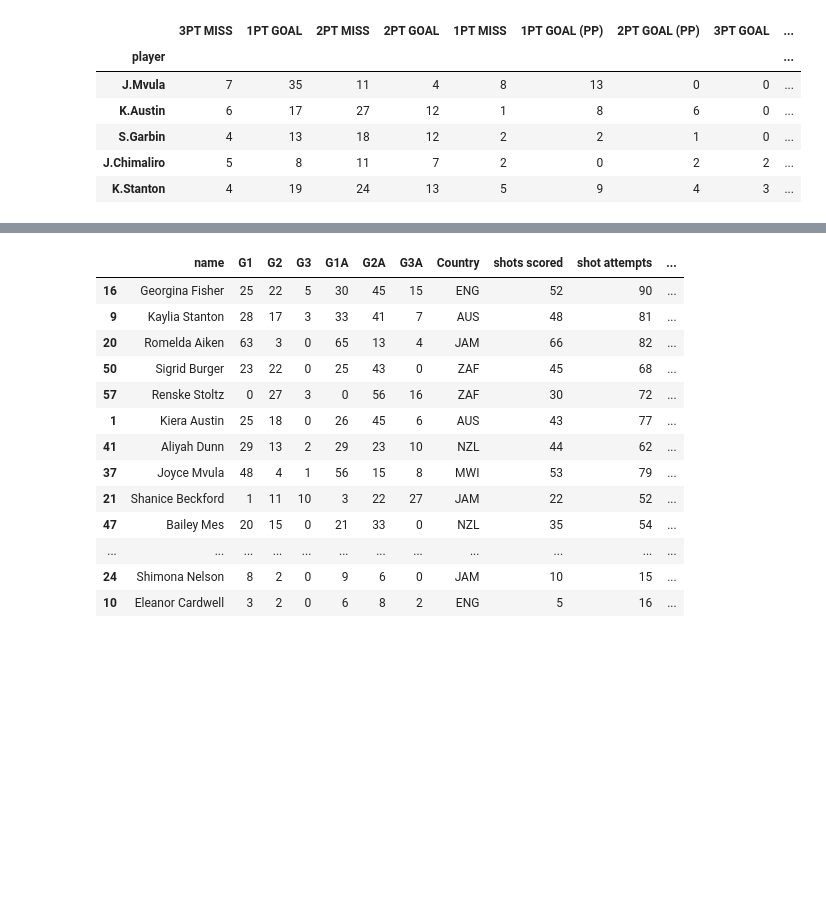
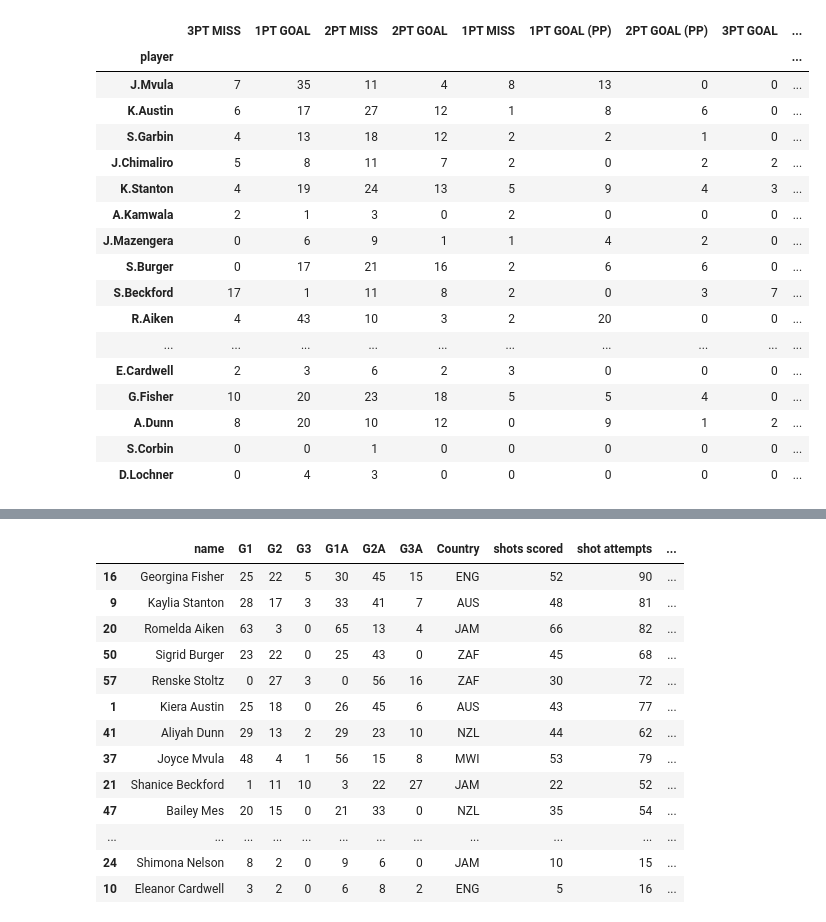
Before and after one commit to stephenpcook/fast5_2018, a Jupyter notebook: fast5_melbourne.ipynb, the cells around one changed output, grey strips where cells are left out. Saved outputs shown, nothing was run; the diff lists cells and outputs as text; code cells hidden in the pictures; blank space fills up the shorter version.

```diff
--- a/fast5_melbourne.ipynb
+++ b/fast5_melbourne.ipynb
@@ -48,14 +98,26 @@ df3 = df3.set_index('player')
 for player in players:
     for action in actions:
         df3.loc[player, action] = len(df2.loc[(df2["Player"]==player) & (df2["Action"]==action)])
-# %%
-df3.head()
-# %% [output]
-|  | 3PT MISS | 1PT GOAL | 2PT MISS | 2PT GOAL | 1PT MISS | 1PT GOAL (PP) | 2PT GOAL (PP) | 3PT GOAL | ... |
-| player |  |  |  |  |  |  |  |  | ... |
-| J.Mvula | 7 | 35 | 11 | 4 | 8 | 13 | 0 | 0 | ... |
-| K.Austin | 6 | 17 | 27 | 12 | 1 | 8 | 6 | 0 | ... |
-| S.Garbin | 4 | 13 | 18 | 12 | 2 | 2 | 1 | 0 | ... |
-| J.Chimaliro | 5 | 8 | 11 | 7 | 2 | 0 | 2 | 2 | ... |
-| K.Stanton | 4 | 19 | 24 | 13 | 5 | 9 | 4 | 3 | ... |
+# %%
+# Show the extracted data
+df3
+# %% [output]
+|  | 3PT MISS | 1PT GOAL | 2PT MISS | 2PT GOAL | 1PT MISS | 1PT GOAL (PP) | 2PT GOAL (PP) | 3PT GOAL | ... |
+| player |  |  |  |  |  |  |  |  | ... |
+| J.Mvula | 7 | 35 | 11 | 4 | 8 | 13 | 0 | 0 | ... |
+| K.Austin | 6 | 17 | 27 | 12 | 1 | 8 | 6 | 0 | ... |
+| S.Garbin | 4 | 13 | 18 | 12 | 2 | 2 | 1 | 0 | ... |
+| J.Chimaliro | 5 | 8 | 11 | 7 | 2 | 0 | 2 | 2 | ... |
+| K.Stanton | 4 | 19 | 24 | 13 | 5 | 9 | 4 | 3 | ... |
+| A.Kamwala | 2 | 1 | 3 | 0 | 2 | 0 | 0 | 0 | ... |
+| J.Mazengera | 0 | 6 | 9 | 1 | 1 | 4 | 2 | 0 | ... |
+| S.Burger | 0 | 17 | 21 | 16 | 2 | 6 | 6 | 0 | ... |
+| S.Beckford | 17 | 1 | 11 | 8 | 2 | 0 | 3 | 7 | ... |
+| R.Aiken | 4 | 43 | 10 | 3 | 2 | 20 | 0 | 0 | ... |
+| ... | ... | ... | ... | ... | ... | ... | ... | ... | ... |
+| E.Cardwell | 2 | 3 | 6 | 2 | 3 | 0 | 0 | 0 | ... |
+| G.Fisher | 10 | 20 | 23 | 18 | 5 | 5 | 4 | 0 | ... |
+| A.Dunn | 8 | 20 | 10 | 12 | 0 | 9 | 1 | 2 | ... |
+| S.Corbin | 0 | 0 | 1 | 0 | 0 | 0 | 0 | 0 | ... |
+| D.Lochner | 0 | 4 | 3 | 0 | 0 | 0 | 0 | 0 | ... |
 # %%
```
Also changed, not shown: parts of 22 cells of this notebook, 2 other files.
